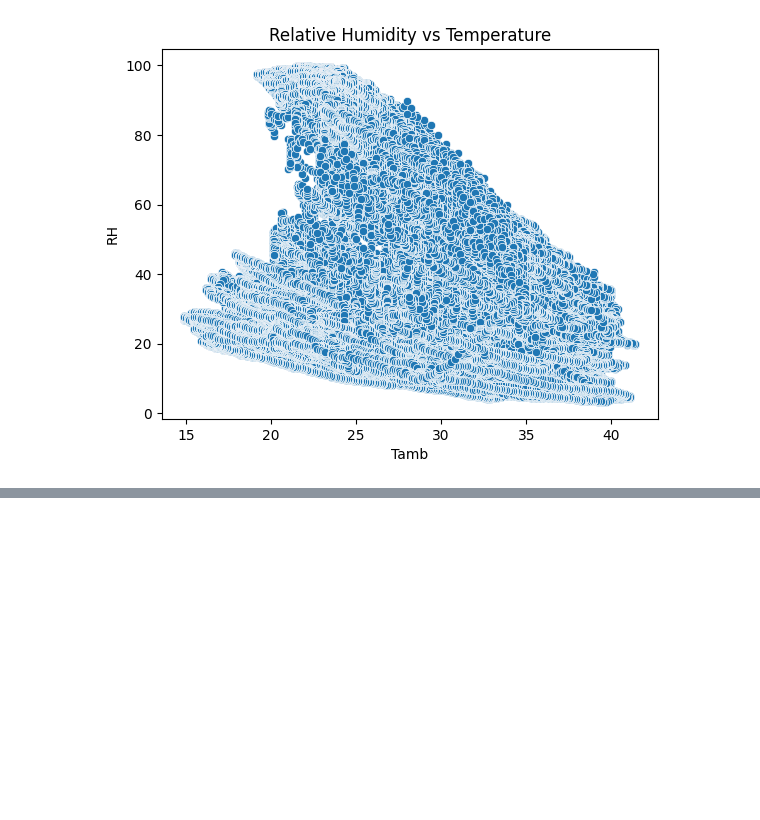
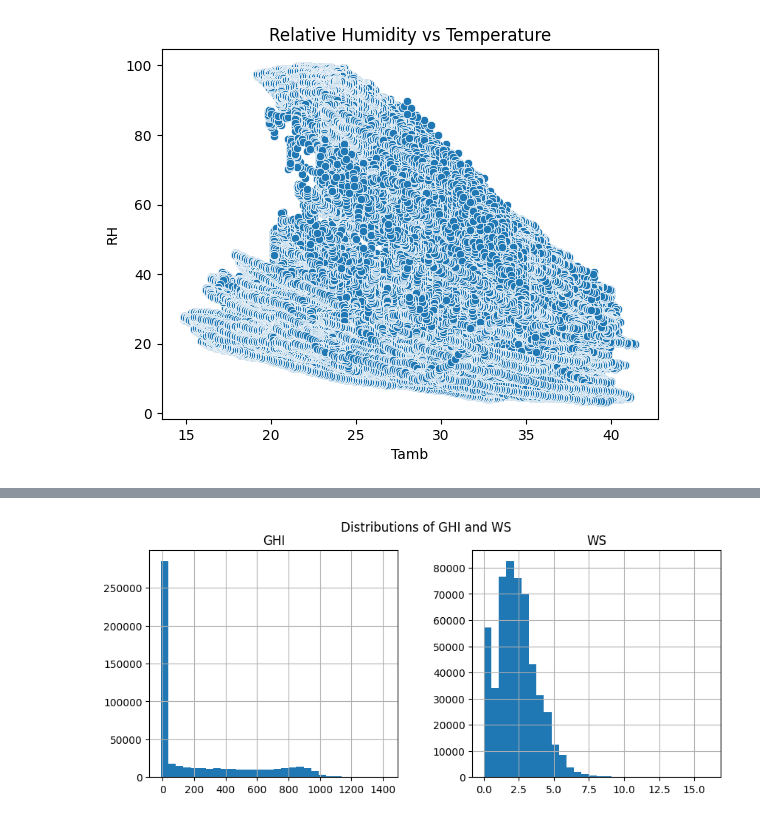
Before and after one commit to mekhlua/solar-challenge-week1, a Jupyter notebook: notebooks/togo_eda.ipynb, the cells around one changed output, grey strips where cells are left out. Saved outputs shown, nothing was run; the diff lists cells and outputs as text; code cells hidden in the pictures; blank space fills up the shorter version.

```diff
--- a/notebooks/togo_eda.ipynb
+++ b/notebooks/togo_eda.ipynb
@@ -101,0 +147,6 @@ plt.show()
+# %%
+togo_data_clean[['GHI', 'WS']].hist(bins=30, figsize=(10, 4), layout=(1, 2))
+plt.suptitle("Distributions of GHI and WS")
+plt.show()
+# %% [output]
+[figure, added]
```
Also changed, not shown: parts of 8 cells of this notebook.
